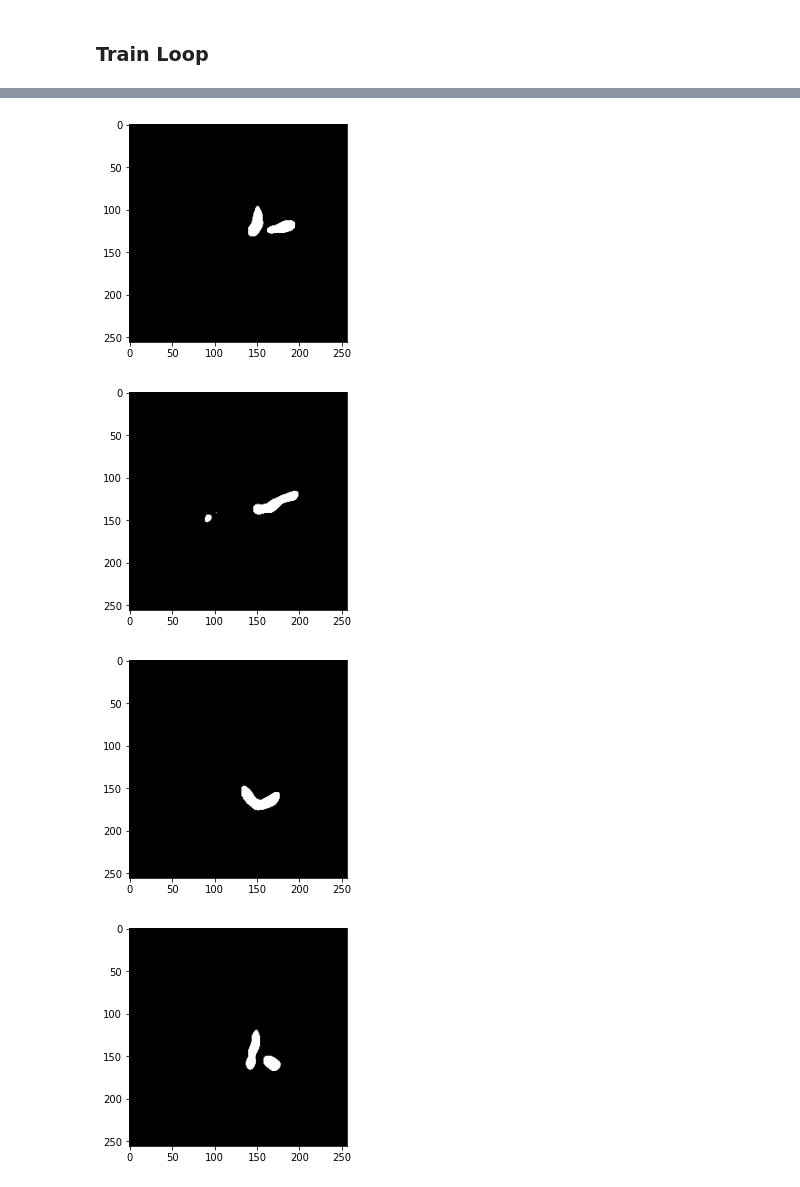
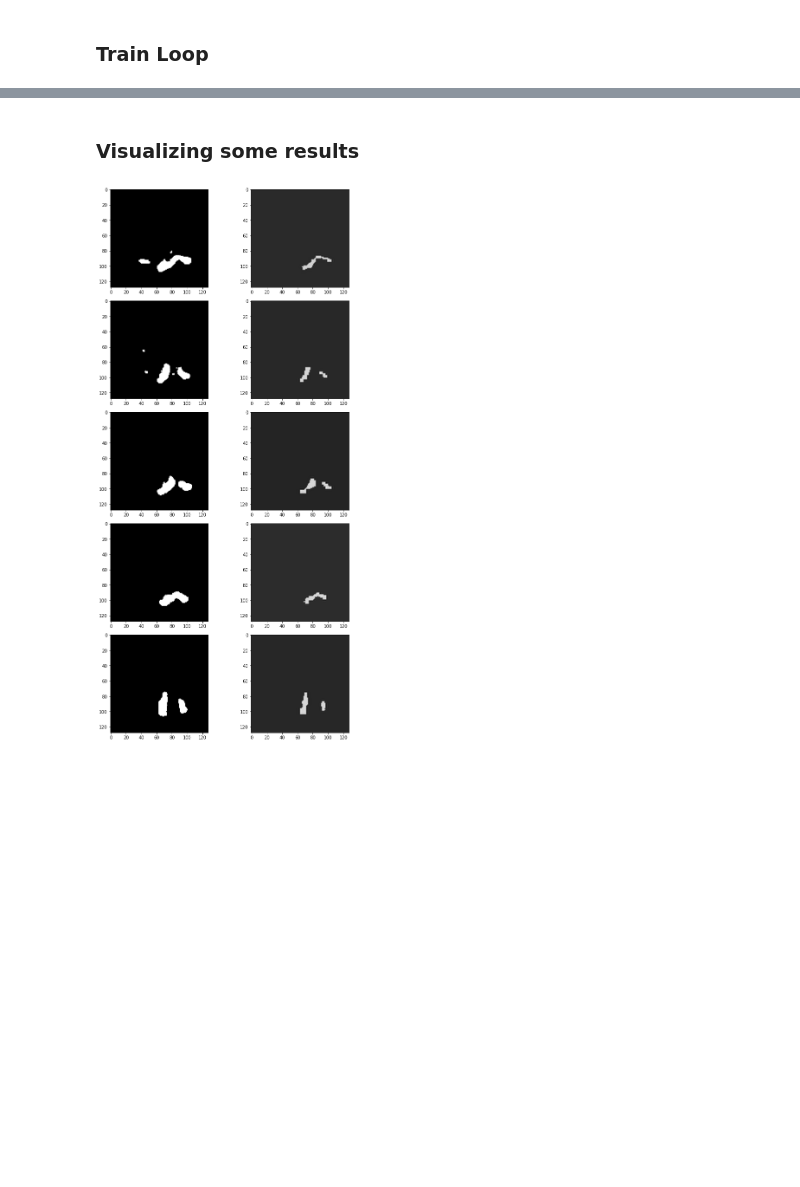
Before and after one commit to richdanis/aml, a Jupyter notebook: task3/Unet.ipynb, the cells around one changed output, grey strips where cells are left out. Cells and saved outputs as stored; diff of their text form; code cells hidden in the pictures; blank space fills up the shorter version.

Commit message:
Added validation and output visualization

```diff
--- a/task3/Unet.ipynb
+++ b/task3/Unet.ipynb
@@ -185,5 +193,17 @@ IndentationError: expected an indented block (3965556404.py, line 2)
+# %%
+def evaluate(model, val_loader):
+
+    val_iou_list = torch.Tensor().to(device)
+
+    for x,y in val_loader:
+
+        x,y = x.to(device), y.to(device)
+        output = unet(x)
+        val_iou_list = torch.cat((val_iou_list, iou_metric(output, y)))
+
+    return torch.median(val_iou_list)
 # %%
 unet = Unet(filters=64).to(device)
-optimizer = torch.optim.Adam(unet.parameters(), lr=1e-4)
+optimizer = torch.optim.Adam(unet.parameters(), lr=5e-4)
 criterion = smp.losses.JaccardLoss(mode='binary')
 #criterion = torch.nn.BCEWithLogitsLoss()
@@ -193,3 +210,8 @@ train_loader = DataLoader(train_tensorset, batch_size=5)
+# %%
+train_tensorset = TensorDataset(X_train, y_train)
+train_loader = DataLoader(train_tensorset, batch_size=16, pin_memory=True)
+val_tensorset = TensorDataset(X_val, y_val)
+val_loader = DataLoader(val_tensorset, batch_size=6, pin_memory=True)
 # %% [markdown]
 ### Train Loop
 # %%
@@ -251 +281,3 @@ Epoch 315 | Train IoU: 0.5745 | Train loss: 0.9903 |  Duration 0.07 sec
+# %% [markdown]
+### Visualizing some results
 # %%
@@ -253,14 +285,16 @@ from torchsummary import summary
 summary = summary(unet, (1, 128, 128))
 # %%
 unet = unet.to('cpu')
-train_images = train_images.to('cpu')
-res = unet(train_images)
+X_vis = X_train[:5].to('cpu')
+y_vis = y_train[:5].to('cpu')
+res = unet(X_vis)
 # %%
+fig, ax = plt.subplots(5,2)
+fig.set_figheight(18)
+fig.set_figwidth(10)
 for i in range(res.shape[0]):
-    plt.imshow(res[i].squeeze().cpu().detach().numpy(), cmap='gray')
-    plt.show()
+    ax[i,0].imshow(res[i].squeeze().cpu().detach().numpy(), cmap='gray')
+    ax[i,1].imshow(y_vis[i].squeeze().cpu().detach().numpy(), cmap='gray')
+plt.tight_layout()
 # %% [output]
-[figure, old version]
+[figure, new version]
-[figure, removed]
-[figure, removed]
-[figure, removed]
```
Also changed, not shown: parts of 13 cells of this notebook.
